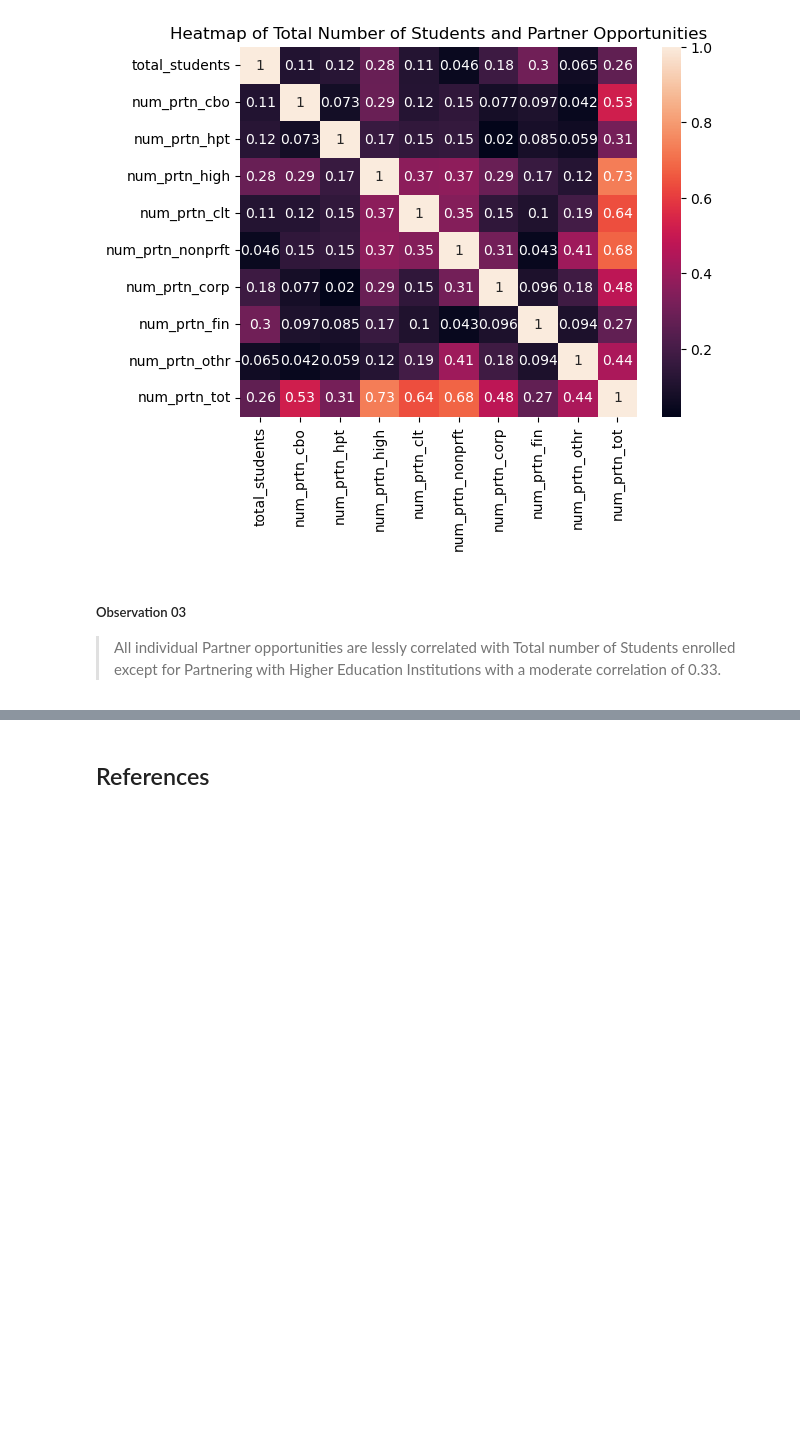
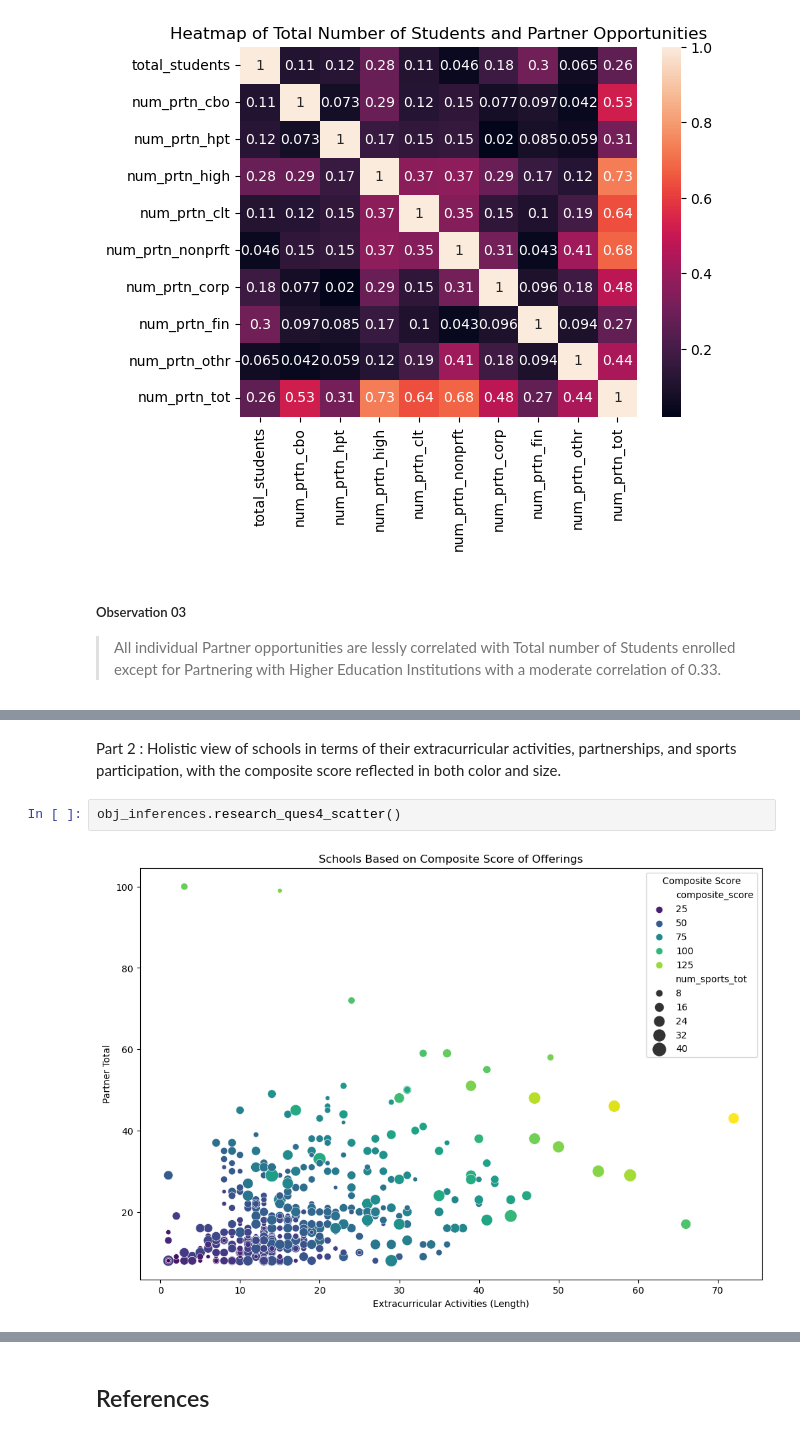
Before and after one commit to nikkirastogi/Analysis-of-schools-in-each-borough-of-NYC, a Jupyter notebook: DataAnalysis.ipynb, the cells around one changed output, grey strips where cells are left out. Drawn from its saved outputs; the diff is of its cells as text; blank space fills up the shorter version.

```diff
--- a/analysis.ipynb
+++ b/DataAnalysis.ipynb
@@ -459,0 +451,6 @@ In conclusion, there is a **Moderately Positive Correlation** between Students e
+# %% [markdown]
+Part 2 : Holistic view of schools in terms of their extracurricular activities, partnerships, and sports participation, with the composite score reflected in both color and size.
+# %%
+obj_inferences.research_ques4_scatter()
+# %% [output]
+[figure, added]
```
Also changed, not shown: parts of 22 cells of this notebook, 9 other files.
